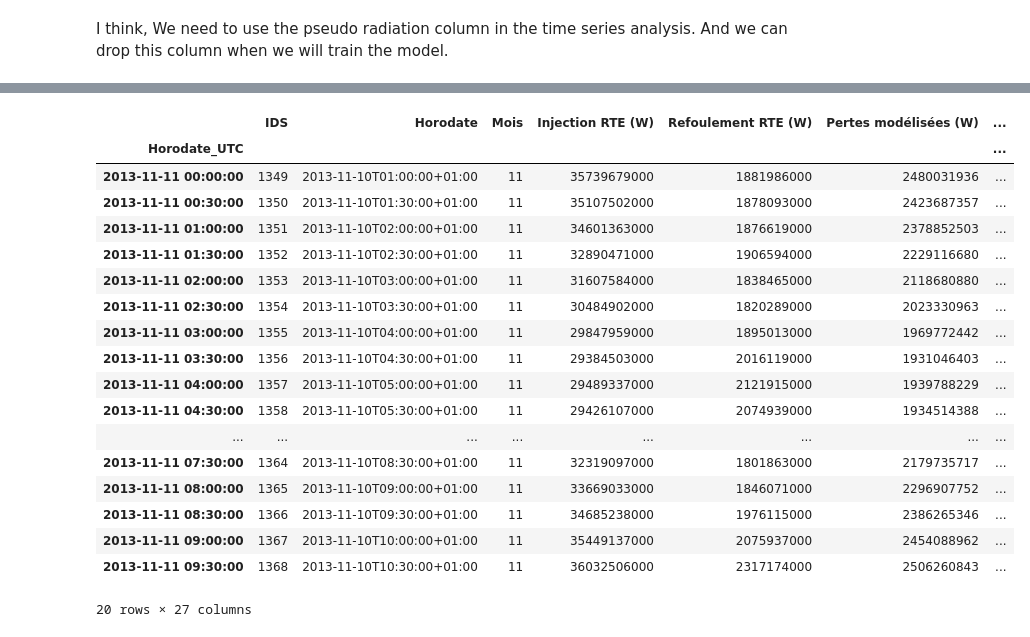
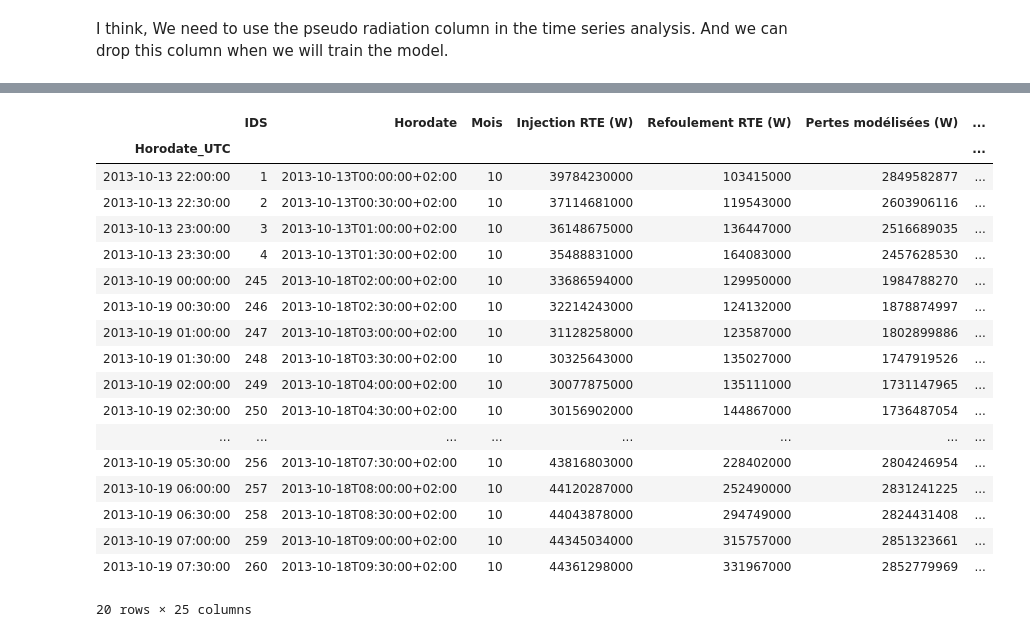
Before and after one commit to fredcoq/challenge-data-ens, a Jupyter notebook: cleaning_dataset.ipynb, the cells around one changed output, grey strips where cells are left out. Cells and saved outputs as stored; diff of their text form; code cells hidden in the pictures.

```diff
--- a/cleaning_dataset.ipynb
+++ b/cleaning_dataset.ipynb
@@ -79,11 +109,9 @@ x_train.head(20)
 # %%
-from jours import holydays
-
 date = holydays()
 
-date.set_extradaysoff(True)
+# date.set_extradaysoff(True)
 
-date.Dataframe(x_train)
+date.Dataframe(summer_time)
 
-date.split()
+# date.split()
 # %%
@@ -113,24 +141,24 @@ workday_df.head(20)
 # %%
-dayoff_df = date.public_holiday()
+summer_time_dayoff_df = date.public_holiday()
 
-dayoff_df.head(20)
+summer_time_dayoff_df.head(20)
 # %% [output]
 |  | IDS | Horodate | Mois | Injection RTE (W) | Refoulement RTE (W) | Pertes modélisées (W) | ... |
 | Horodate_UTC |  |  |  |  |  |  | ... |
-| 2013-11-11 00:00:00 | 1349 | 2013-11-10T01:00:00+01:00 | 11 | 35739679000 | 1881986000 | 2480031936 | ... |
-| 2013-11-11 00:30:00 | 1350 | 2013-11-10T01:30:00+01:00 | 11 | 35107502000 | 1878093000 | 2423687357 | ... |
-| 2013-11-11 01:00:00 | 1351 | 2013-11-10T02:00:00+01:00 | 11 | 34601363000 | 1876619000 | 2378852503 | ... |
-| 2013-11-11 01:30:00 | 1352 | 2013-11-10T02:30:00+01:00 | 11 | 32890471000 | 1906594000 | 2229116680 | ... |
-| 2013-11-11 02:00:00 | 1353 | 2013-11-10T03:00:00+01:00 | 11 | 31607584000 | 1838465000 | 2118680880 | ... |
-| 2013-11-11 02:30:00 | 1354 | 2013-11-10T03:30:00+01:00 | 11 | 30484902000 | 1820289000 | 2023330963 | ... |
-| 2013-11-11 03:00:00 | 1355 | 2013-11-10T04:00:00+01:00 | 11 | 29847959000 | 1895013000 | 1969772442 | ... |
-| 2013-11-11 03:30:00 | 1356 | 2013-11-10T04:30:00+01:00 | 11 | 29384503000 | 2016119000 | 1931046403 | ... |
-| 2013-11-11 04:00:00 | 1357 | 2013-11-10T05:00:00+01:00 | 11 | 29489337000 | 2121915000 | 1939788229 | ... |
-| 2013-11-11 04:30:00 | 1358 | 2013-11-10T05:30:00+01:00 | 11 | 29426107000 | 2074939000 | 1934514388 | ... |
+| 2013-10-13 22:00:00 | 1 | 2013-10-13T00:00:00+02:00 | 10 | 39784230000 | 103415000 | 2849582877 | ... |
+| 2013-10-13 22:30:00 | 2 | 2013-10-13T00:30:00+02:00 | 10 | 37114681000 | 119543000 | 2603906116 | ... |
+| 2013-10-13 23:00:00 | 3 | 2013-10-13T01:00:00+02:00 | 10 | 36148675000 | 136447000 | 2516689035 | ... |
+| 2013-10-13 23:30:00 | 4 | 2013-10-13T01:30:00+02:00 | 10 | 35488831000 | 164083000 | 2457628530 | ... |
+| 2013-10-19 00:00:00 | 245 | 2013-10-18T02:00:00+02:00 | 10 | 33686594000 | 129950000 | 1984788270 | ... |
+| 2013-10-19 00:30:00 | 246 | 2013-10-18T02:30:00+02:00 | 10 | 32214243000 | 124132000 | 1878874997 | ... |
+| 2013-10-19 01:00:00 | 247 | 2013-10-18T03:00:00+02:00 | 10 | 31128258000 | 123587000 | 1802899886 | ... |
+| 2013-10-19 01:30:00 | 248 | 2013-10-18T03:30:00+02:00 | 10 | 30325643000 | 135027000 | 1747919526 | ... |
+| 2013-10-19 02:00:00 | 249 | 2013-10-18T04:00:00+02:00 | 10 | 30077875000 | 135111000 | 1731147965 | ... |
+| 2013-10-19 02:30:00 | 250 | 2013-10-18T04:30:00+02:00 | 10 | 30156902000 | 144867000 | 1736487054 | ... |
 | ... | ... | ... | ... | ... | ... | ... | ... |
-| 2013-11-11 07:30:00 | 1364 | 2013-11-10T08:30:00+01:00 | 11 | 32319097000 | 1801863000 | 2179735717 | ... |
-| 2013-11-11 08:00:00 | 1365 | 2013-11-10T09:00:00+01:00 | 11 | 33669033000 | 1846071000 | 2296907752 | ... |
-| 2013-11-11 08:30:00 | 1366 | 2013-11-10T09:30:00+01:00 | 11 | 34685238000 | 1976115000 | 2386265346 | ... |
-| 2013-11-11 09:00:00 | 1367 | 2013-11-10T10:00:00+01:00 | 11 | 35449137000 | 2075937000 | 2454088962 | ... |
-| 2013-11-11 09:30:00 | 1368 | 2013-11-10T10:30:00+01:00 | 11 | 36032506000 | 2317174000 | 2506260843 | ... |
+| 2013-10-19 05:30:00 | 256 | 2013-10-18T07:30:00+02:00 | 10 | 43816803000 | 228402000 | 2804246954 | ... |
+| 2013-10-19 06:00:00 | 257 | 2013-10-18T08:00:00+02:00 | 10 | 44120287000 | 252490000 | 2831241225 | ... |
+| 2013-10-19 06:30:00 | 258 | 2013-10-18T08:30:00+02:00 | 10 | 44043878000 | 294749000 | 2824431408 | ... |
+| 2013-10-19 07:00:00 | 259 | 2013-10-18T09:00:00+02:00 | 10 | 44345034000 | 315757000 | 2851323661 | ... |
+| 2013-10-19 07:30:00 | 260 | 2013-10-18T09:30:00+02:00 | 10 | 44361298000 | 331967000 | 2852779969 | ... |
-20 rows × 27 columns
+20 rows × 25 columns
```
Also changed, not shown: parts of 8 cells of this notebook, 1 other file.
